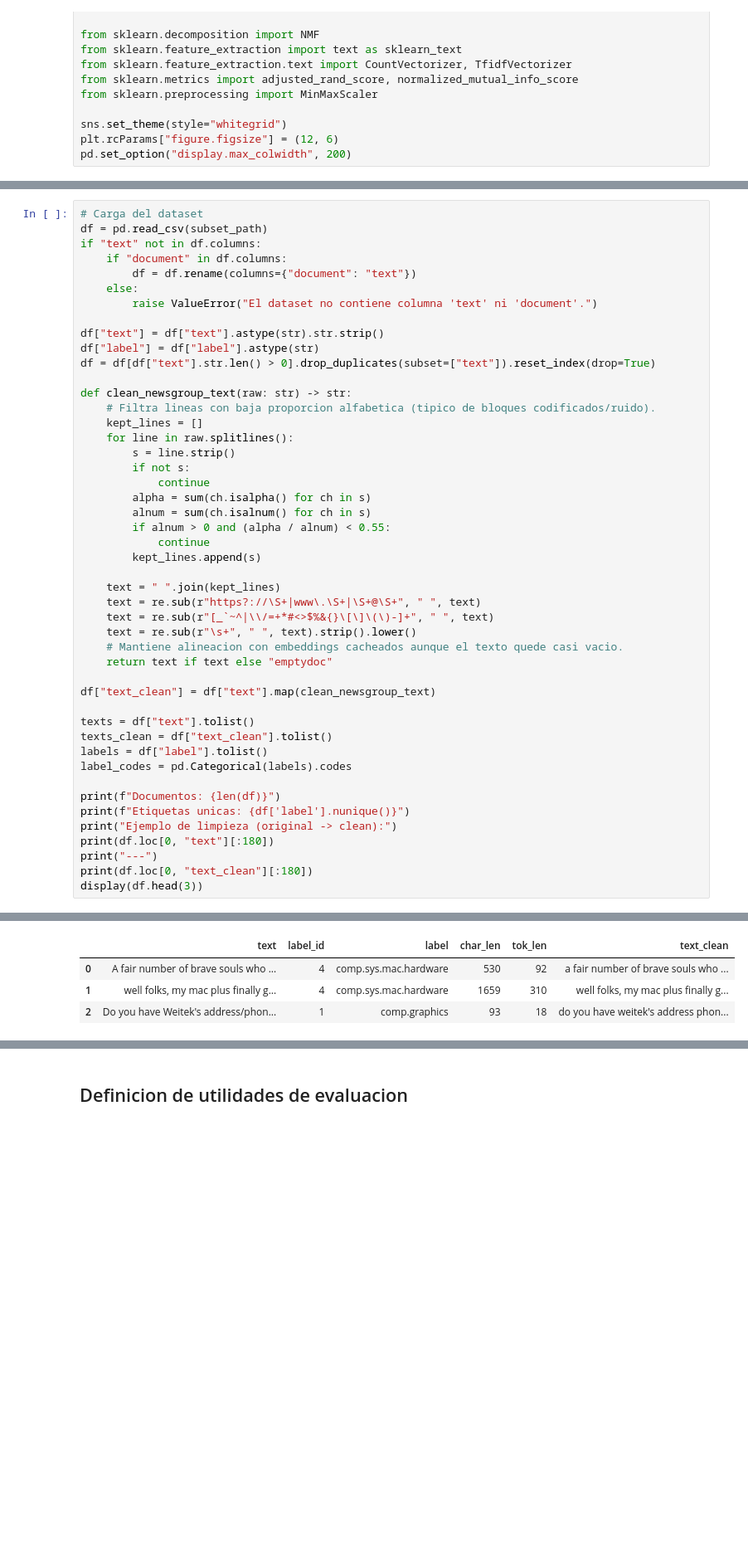
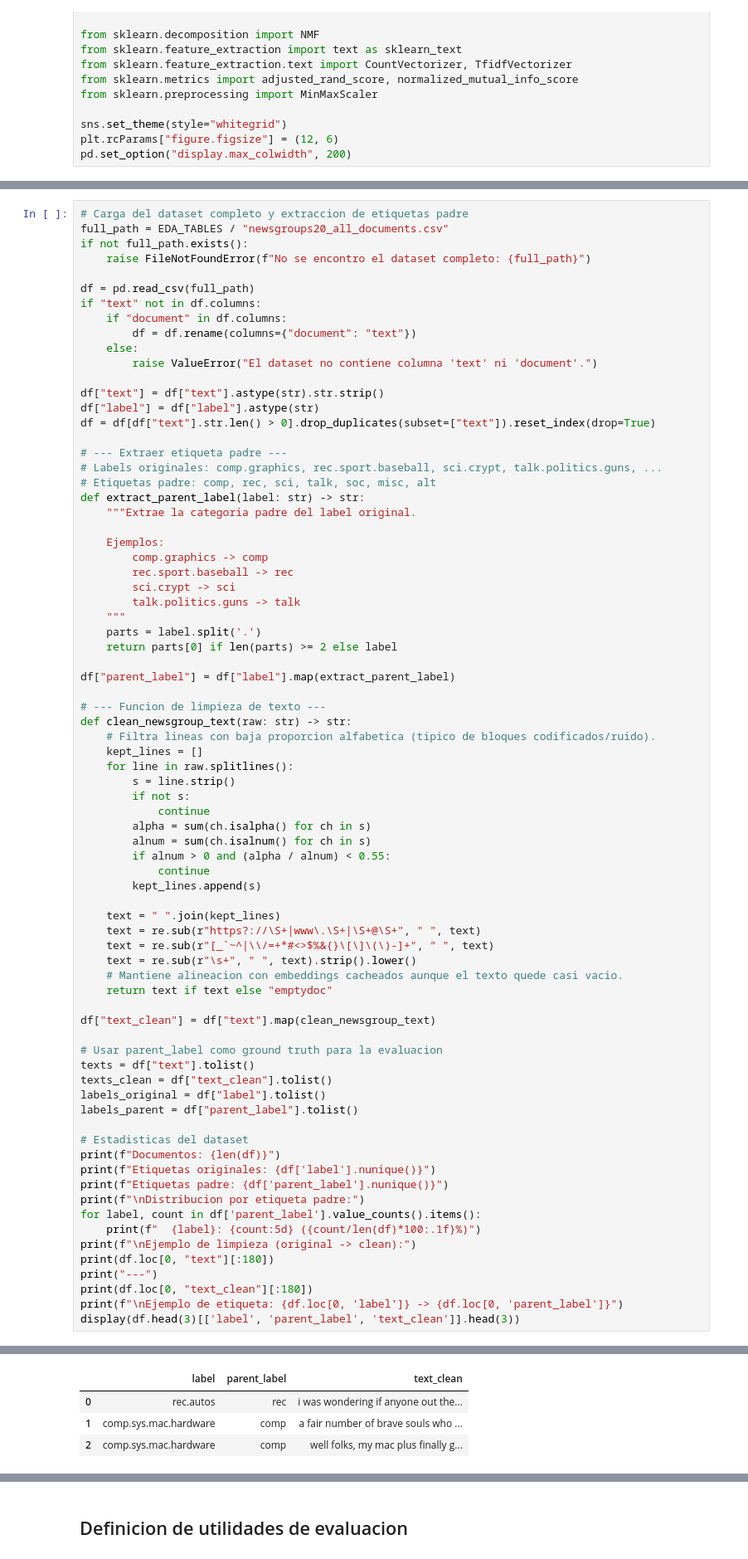
Before and after one commit to GabrielFranciscoSM/TFG-Chatbot, a Jupyter notebook: validation/notebooks/newsgroups20/05_topic_extraction_experiments.ipynb, the cells around one changed output, grey strips where cells are left out. Shown at 83% size. Saved outputs shown, nothing was run; the diff lists cells and outputs as text; blank space fills up the shorter version.

```diff
--- a/validation/notebooks/newsgroups20/05_topic_extraction_experiments.ipynb
+++ b/validation/notebooks/newsgroups20/05_topic_extraction_experiments.ipynb
@@ -69,6 +77,10 @@ Resultados: /home/gabriel/clase/TFG/TFG-Chatbot/validation/results/newsgroups20_
 # %%
-# Carga del dataset
-df = pd.read_csv(subset_path)
+# Carga del dataset completo y extraccion de etiquetas padre
+full_path = EDA_TABLES / "newsgroups20_all_documents.csv"
+if not full_path.exists():
+    raise FileNotFoundError(f"No se encontro el dataset completo: {full_path}")
+
+df = pd.read_csv(full_path)
 if "text" not in df.columns:
     if "document" in df.columns:
         df = df.rename(columns={"document": "text"})
@@ -79,6 +91,24 @@ df["text"] = df["text"].astype(str).str.strip()
 df["label"] = df["label"].astype(str)
 df = df[df["text"].str.len() > 0].drop_duplicates(subset=["text"]).reset_index(drop=True)
 
+# --- Extraer etiqueta padre ---
+# Labels originales: comp.graphics, rec.sport.baseball, sci.crypt, talk.politics.guns, ...
+# Etiquetas padre: comp, rec, sci, talk, soc, misc, alt
+def extract_parent_label(label: str) -> str:
+    """Extrae la categoria padre del label original.
+
+    Ejemplos:
+        comp.graphics -> comp
+        rec.sport.baseball -> rec
+        sci.crypt -> sci
+        talk.politics.guns -> talk
+    """
+    parts = label.split('.')
+    return parts[0] if len(parts) >= 2 else label
+
+df["parent_label"] = df["label"].map(extract_parent_label)
+
+# --- Funcion de limpieza de texto ---
 def clean_newsgroup_text(raw: str) -> str:
     # Filtra lineas con baja proporcion alfabetica (tipico de bloques codificados/ruido).
     kept_lines = []
@@ -101,16 +131,23 @@ def clean_newsgroup_text(raw: str) -> str:
 
 df["text_clean"] = df["text"].map(clean_newsgroup_text)
 
+# Usar parent_label como ground truth para la evaluacion
 texts = df["text"].tolist()
 texts_clean = df["text_clean"].tolist()
-labels = df["label"].tolist()
-label_codes = pd.Categorical(labels).codes
+labels_original = df["label"].tolist()
+labels_parent = df["parent_label"].tolist()
 
+# Estadisticas del dataset
 print(f"Documentos: {len(df)}")
-print(f"Etiquetas unicas: {df['label'].nunique()}")
-print("Ejemplo de limpieza (original -> clean):")
+print(f"Etiquetas originales: {df['label'].nunique()}")
+print(f"Etiquetas padre: {df['parent_label'].nunique()}")
+print(f"\nDistribucion por etiqueta padre:")
+for label, count in df['parent_label'].value_counts().items():
+    print(f"  {label}: {count:5d} ({count/len(df)*100:.1f}%)")
+print(f"\nEjemplo de limpieza (original -> clean):")
 print(df.loc[0, "text"][:180])
 print("---")
 print(df.loc[0, "text_clean"][:180])
-display(df.head(3))
+print(f"\nEjemplo de etiqueta: {df.loc[0, 'label']} -> {df.loc[0, 'parent_label']}")
+display(df.head(3)[['label', 'parent_label', 'text_clean']].head(3))
 # %% [output]
@@ -125,7 +171,7 @@ a fair number of brave souls who upgraded their si clock oscillator have shared
-|  | text | label_id | label | char_len | tok_len | text_clean |
-| 0 | A fair number of brave souls who ... | 4 | comp.sys.mac.hardware | 530 | 92 | a fair number of brave souls who ... |
-| 1 | well folks, my mac plus finally g... | 4 | comp.sys.mac.hardware | 1659 | 310 | well folks, my mac plus finally g... |
-| 2 | Do you have Weitek's address/phon... | 1 | comp.graphics | 93 | 18 | do you have weitek's address phon... |
+|  | label | parent_label | text_clean |
+| 0 | rec.autos | rec | i was wondering if anyone out the... |
+| 1 | comp.sys.mac.hardware | comp | a fair number of brave souls who ... |
+| 2 | comp.sys.mac.hardware | comp | well folks, my mac plus finally g... |
 # %%
 # Construccion de matrices textuales sobre texto limpio
 tfidf_vectorizer = TfidfVectorizer(
```
Also changed, not shown: parts of 17 cells of this notebook, 56 other files.
